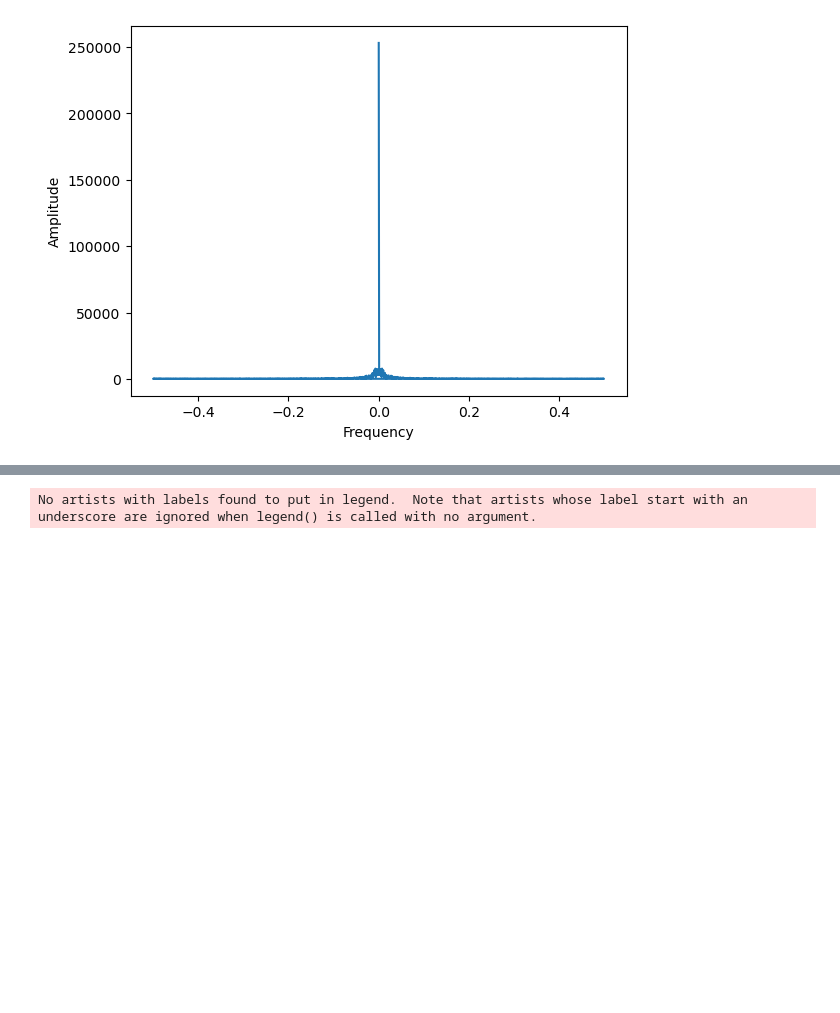
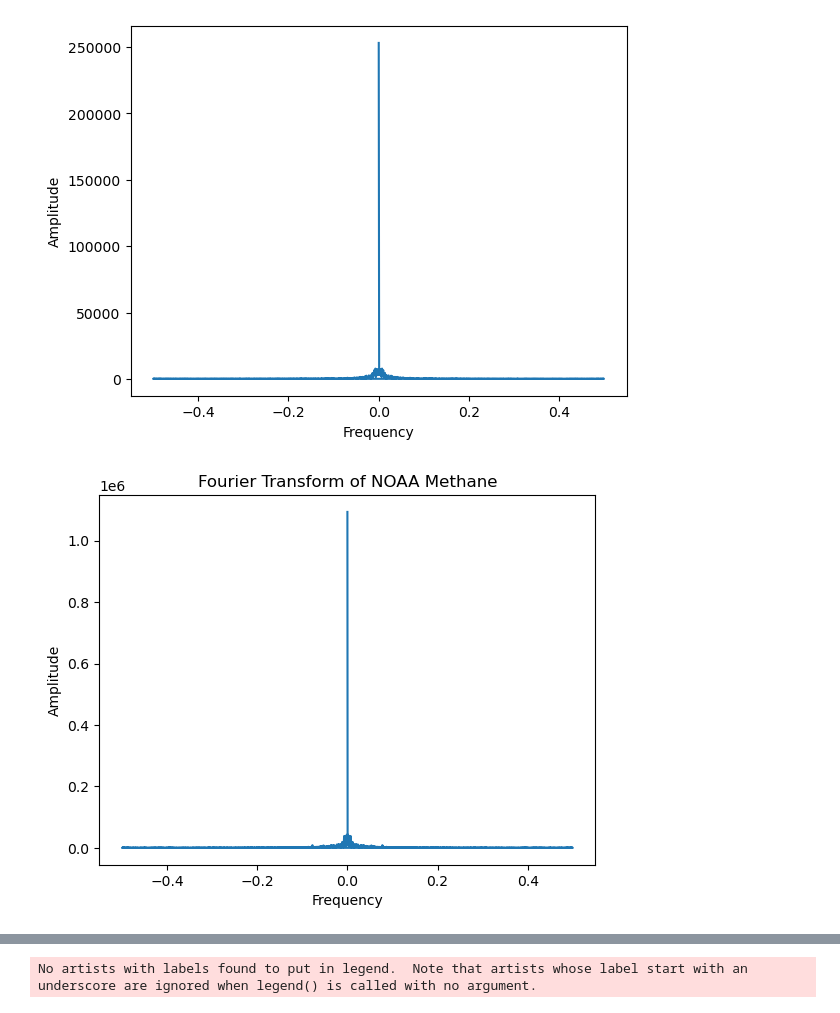
Before and after one commit to keithmmc/pda2, a Jupyter notebook: project2.ipynb, the cells around one changed output, grey strips where cells are left out. Cells and saved outputs as stored; diff of their text form; code cells hidden in the pictures; blank space fills up the shorter version.

```diff
--- a/project2.ipynb
+++ b/project2.ipynb
@@ -505,3 +484,17 @@ plt.ylabel('Amplitude')
 plt.show()
 # %% [output]
 [figure]
+# %%
+y = methane_noaa["CH4_mean"].to_numpy()
+#y = np.ascontiguousarray(y)
+
+yf = np.fft.fft(y) # Frequency spectrum
+#yf= np.absolute(yf)
+xf = fftfreq(y.size)
+plt.plot(xf, np.abs(yf)) # Plot the magnitude of the spectrum
+plt.xlabel('Frequency')
+plt.ylabel('Amplitude')
+plt.title('Fourier Transform of NOAA Methane')
+plt.show()
+# %% [output]
+[figure, added]
```
Also changed, not shown: parts of 27 cells of this notebook.
